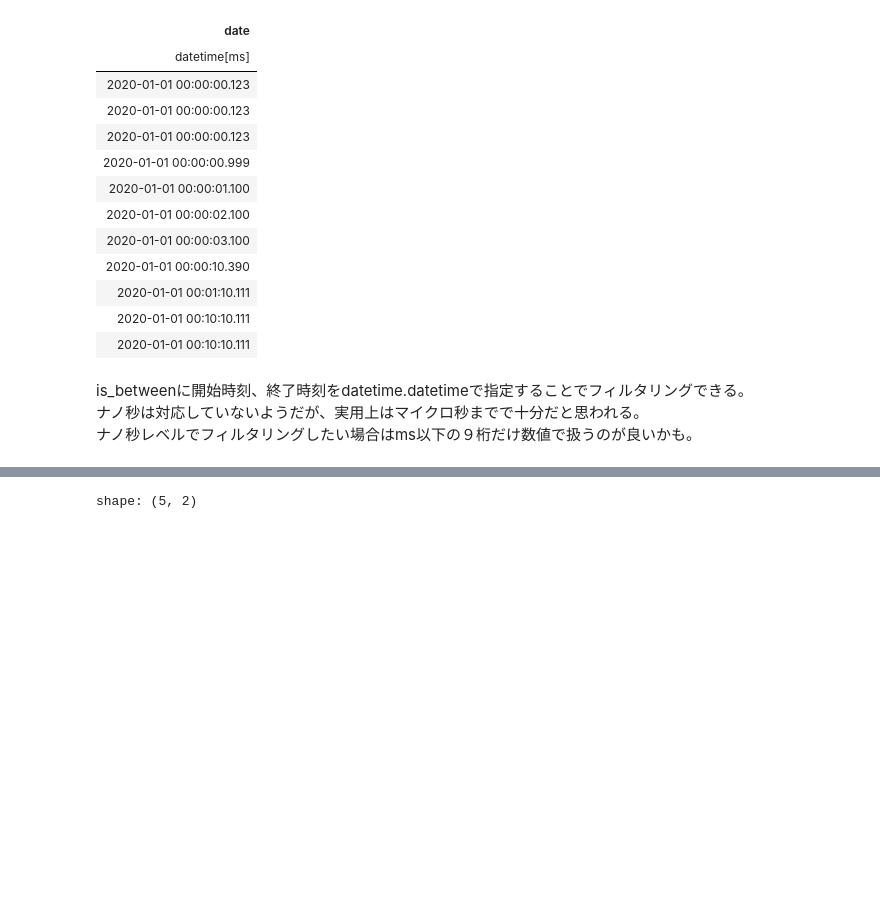
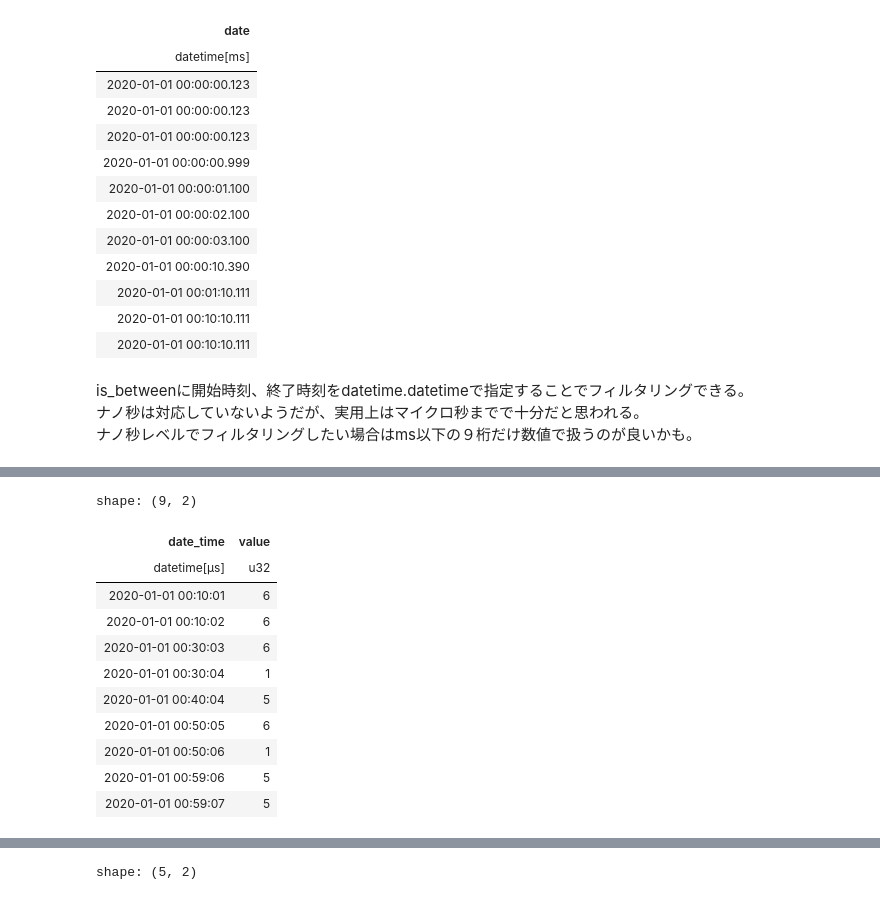
Before and after one commit to Mr-Garlic-Shrimp/TIL, a Jupyter notebook: Python/advanced/Processing_Various_Data/Processing_Time_Series_data/Handling_time_series_data_with_Polars.ipynb, the cells around one changed output, grey strips where cells are left out. Drawn from its saved outputs; the diff is of its cells as text; code cells hidden in the pictures; blank space fills up the shorter version.

```diff
--- a/Python/advanced/Processing_Various_Data/Processing_Time_Series_data/Handling_time_series_data_with_Polars.ipynb
+++ b/Python/advanced/Processing_Various_Data/Processing_Time_Series_data/Handling_time_series_data_with_Polars.ipynb
@@ -379,0 +463,16 @@ is_betweenに開始時刻、終了時刻をdatetime.datetimeで指定するこ
+# %%
+# 秒間集計
+df_agg.group_by_dynamic("date_time", every="1s").agg(pl.col("value").count())
+# %% [output]
+shape: (9, 2)
+| date_time | value |
+| datetime[μs] | u32 |
+| 2020-01-01 00:10:01 | 6 |
+| 2020-01-01 00:10:02 | 6 |
+| 2020-01-01 00:30:03 | 6 |
+| 2020-01-01 00:30:04 | 1 |
+| 2020-01-01 00:40:04 | 5 |
+| 2020-01-01 00:50:05 | 6 |
+| 2020-01-01 00:50:06 | 1 |
+| 2020-01-01 00:59:06 | 5 |
+| 2020-01-01 00:59:07 | 5 |
```
Also changed, not shown: parts of 13 cells of this notebook, 2 other files.
